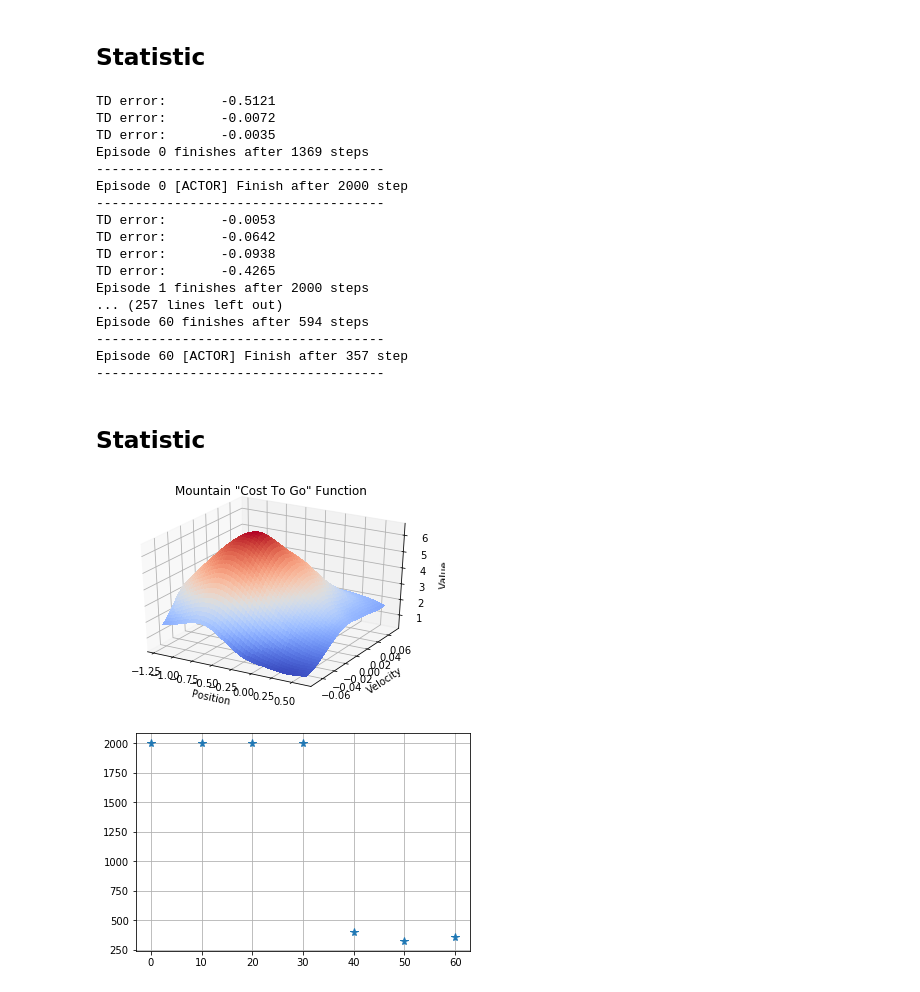
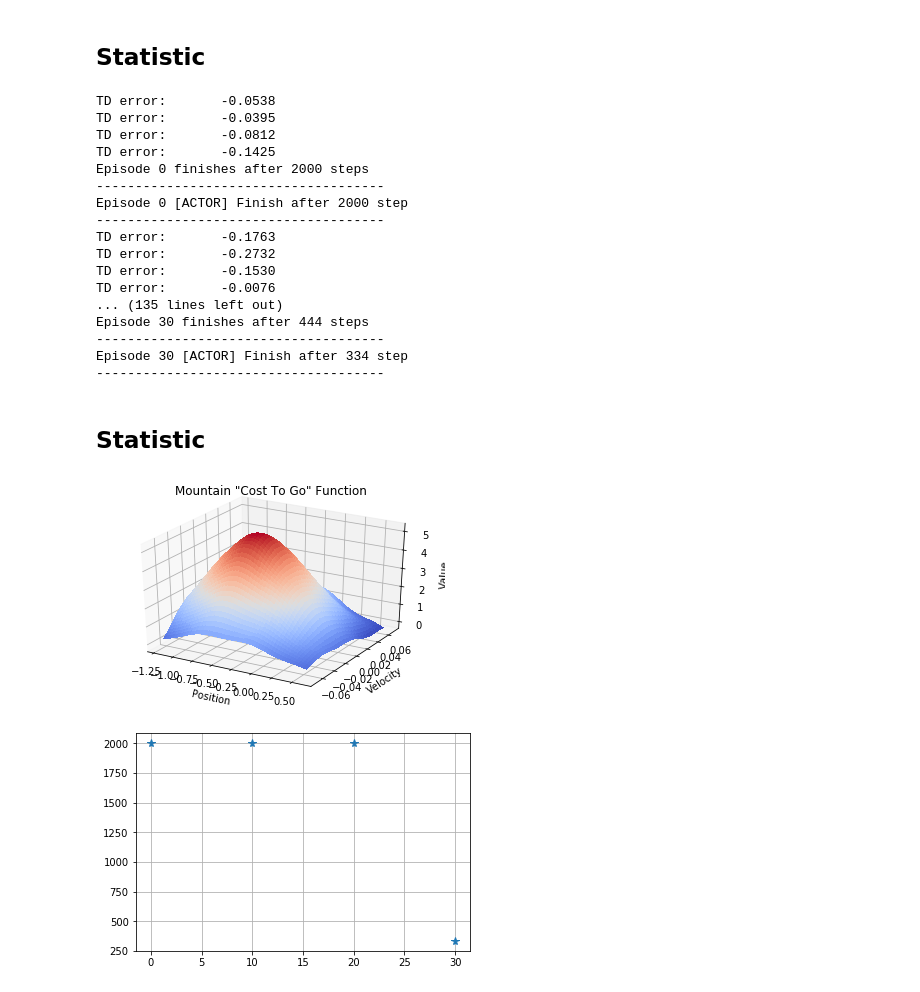
Before and after one commit to quan-dao/RL-wind-up, a Jupyter notebook: Compatible_Off_Policy_Deterministic_AC.ipynb, the cells around one changed output. Saved outputs shown, nothing was run; the diff lists cells and outputs as text; code cells hidden in the pictures.

Commit message:
Correct TD Correction

```diff
--- a/Compatible_Off_Policy_Deterministic_AC.ipynb
+++ b/Compatible_Off_Policy_Deterministic_AC.ipynb
@@ -119,8 +131,8 @@ class CompatibleQFunction(object):
         assert grad_policy.shape[0] == self.weights.shape[0]  # ensure size compatible
         return (_action - chosen_action) * grad_policy.dot(self.weights) + baseline_value
 
-    def featurize(self, grad_policy, behaviour_action, chosen_action):
-        return grad_policy * (behaviour_action - chosen_action)
+    def featurize(self, grad_policy, _action):
+        return grad_policy * _action
 
     def update_weights(self, td_error, grad_policy, behaviour_action, chosen_action, td_correction):
         self.weights += self.lr * td_error * (behaviour_action - chosen_action) * grad_policy - \
@@ -182,7 +194,7 @@ critic = CompatibleQFunction(NUM_FEATURES)
 baseline = BaseLine(NUM_FEATURES)
 u = MSBPEestimator(NUM_FEATURES)  # for TD correction
 
-max_episode = 61
+max_episode = 31
 for i_episode in range(max_episode):
     state = env.reset()
     chosen_act = actor.cal_action(state)
@@ -215,9 +227,10 @@ for i_episode in range(max_episode):
         # Update weights
         actor.update_weights(grad_policy, critic.weights)
         # calculate correction term for critic & baseline (i.e. approximation of state value V(s))
-        state_behaveAct_features_vect = critic.featurize(grad_policy, behave_act, chosen_act)
+        state_behaveAct_features_vect = critic.featurize(grad_policy, behave_act)
 
-        critic_td_correction = 0
+        critic_td_correction = GAMMA * critic.featurize(new_grad_policy, new_chosen_act) * \
+                                        state_behaveAct_features_vect.dot(u.weights)
         baseline_td_correction = GAMMA * baseline.featurize(new_state) * \
                                         state_behaveAct_features_vect.dot(u.weights)
 
@@ -241,22 +254,22 @@ for i_episode in range(max_episode):
     # store sum square of u
     abs_u_per_episode.append(np.absolute(u.weights).sum())
 # %% [output]
-TD error:       -0.5121
-TD error:       -0.0072
-TD error:       -0.0035
-Episode 0 finishes after 1369 steps
+TD error:       -0.0538
+TD error:       -0.0395
+TD error:       -0.0812
+TD error:       -0.1425
+Episode 0 finishes after 2000 steps
 -------------------------------------
 Episode 0 [ACTOR] Finish after 2000 step
 -------------------------------------
-TD error:       -0.0053
-TD error:       -0.0642
-TD error:       -0.0938
-TD error:       -0.4265
-Episode 1 finishes after 2000 steps
-... (257 lines left out)
-Episode 60 finishes after 594 steps
+TD error:       -0.1763
+TD error:       -0.2732
+TD error:       -0.1530
+TD error:       -0.0076
+... (135 lines left out)
+Episode 30 finishes after 444 steps
 -------------------------------------
-Episode 60 [ACTOR] Finish after 357 step
+Episode 30 [ACTOR] Finish after 334 step
 -------------------------------------
 # %% [markdown]
 ## Statistic
@@ -282,14 +295,14 @@ def plotValueFunc(value_approx):
 # %%
 plotValueFunc(baseline)
 # %% [output]
-[figure, old version]
+[figure, new version]
 # %%
 plt.figure(2)
-plt.plot([0, 10, 20, 30, 40, 50, 60], actor_step_per_episode, '*', markersize=8)
+plt.plot([0, 10, 20, 30], actor_step_per_episode, '*', markersize=8)
 plt.grid()
 plt.show()
 # %% [output]
-[figure, old version]
+[figure, new version]
 # %%
 plt.figure(5)
 plt.plot(abs_u_per_episode)
```
Also changed, not shown: parts of 3 cells of this notebook.
